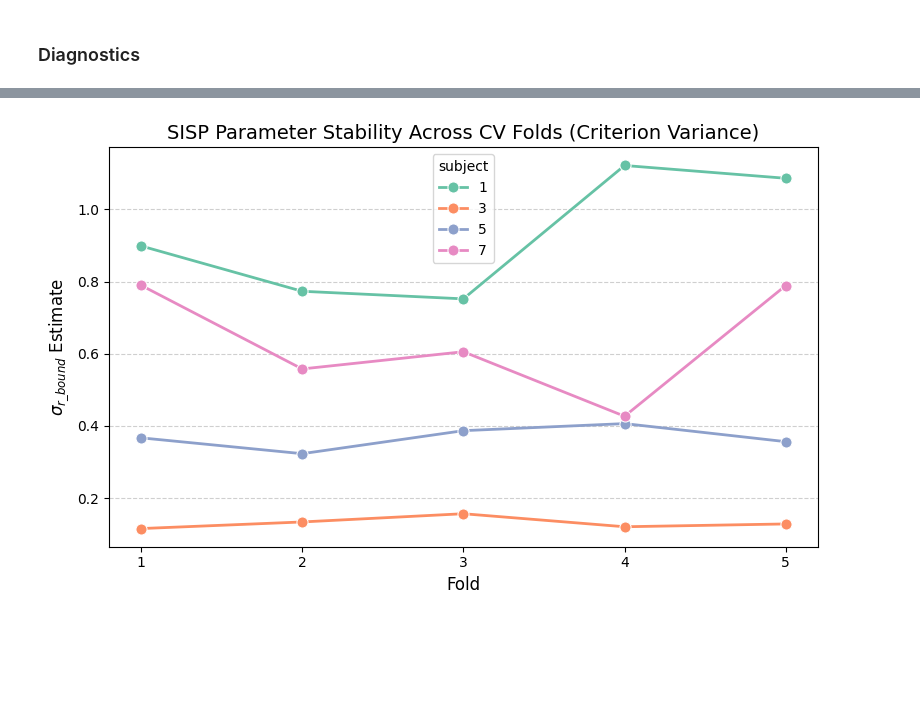
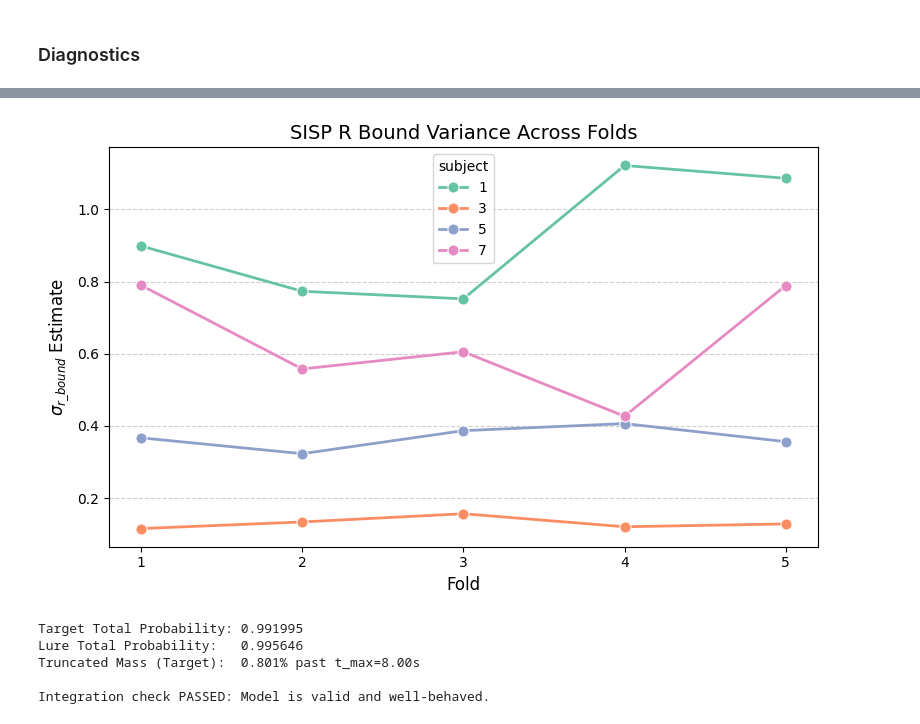
Before and after one commit to SpoopyPillow/caa_recognition_model, a Jupyter notebook: subject_fitting.ipynb, the cells around one changed output, grey strips where cells are left out. Drawn from its saved outputs; the diff is of its cells as text; code cells hidden in the pictures; blank space fills up the shorter version.

Commit message:
subject fitting analysis

```diff
--- a/subject_fitting.ipynb
+++ b/subject_fitting.ipynb
@@ -388,17 +548,50 @@ plt.show()
 # %%
 # Plotting the stability of SISP's variable criterion (sigma_r_bound) across 5 folds
 plt.figure(figsize=(8, 5))
 sns.lineplot(
     data=df_folds, x='fold', y='sisp_sigma_r_bound', hue='subject',
     marker='o', palette='Set2', linewidth=2, markersize=8
 )
 
-plt.title("SISP Parameter Stability Across CV Folds (Criterion Variance)", fontsize=14)
+plt.title("SISP R Bound Variance Across Folds", fontsize=14)
 plt.ylabel(r"$\sigma_{r\_bound}$ Estimate", fontsize=12)
 plt.xlabel("Fold", fontsize=12)
 plt.xticks(range(1, 6))
 plt.grid(axis='y', linestyle='--', alpha=0.6)
 plt.tight_layout()
 plt.show()
 # %% [output]
-[figure, old version]
+[figure, new version]
+# %%
+def verify_model_integration(model, params, atol=1e-2):
+  """Verifies that defective probabilities integrate close to 1.0 within finite grid bounds."""
+  params_target, params_lure = model.split_params(params)
+
+  # Target condition probabilities
+  p_rem_t, p_know_t, p_new_t, t = model.predicted_proportions(params_target)
+  total_prob_target = p_rem_t.sum() + p_know_t.sum() + p_new_t.sum()
+
+  # Lure condition probabilities
+  p_rem_l, p_know_l, p_new_l, t = model.predicted_proportions(params_lure)
+  total_prob_lure = p_rem_l.sum() + p_know_l.sum() + p_new_l.sum()
+
+  print(f"Target Total Probability: {total_prob_target:.6f}")
+  print(f"Lure Total Probability:   {total_prob_lure:.6f}")
+  print(
+      f"Truncated Mass (Target):  {(1.0 - total_prob_target) * 100:.3f}% past"
+      f" t_max={t[-1]:.2f}s"
+  )
+
+  np.testing.assert_allclose(total_prob_target, 1.0, atol=atol)
+  np.testing.assert_allclose(total_prob_lure, 1.0, atol=atol)
+  print("\nIntegration check PASSED: Model is valid and well-behaved.")
+
+
+subj1_params = df_full[df_full["subject"] == 1][sisp_param_cols].values[0]
+verify_model_integration(sisp_model, subj1_params)
+# %% [output]
+Target Total Probability: 0.991995
+Lure Total Probability:   0.995646
+Truncated Mass (Target):  0.801% past t_max=8.00s
+
+Integration check PASSED: Model is valid and well-behaved.
```
Also changed, not shown: parts of 13 cells of this notebook, 3 other files.
